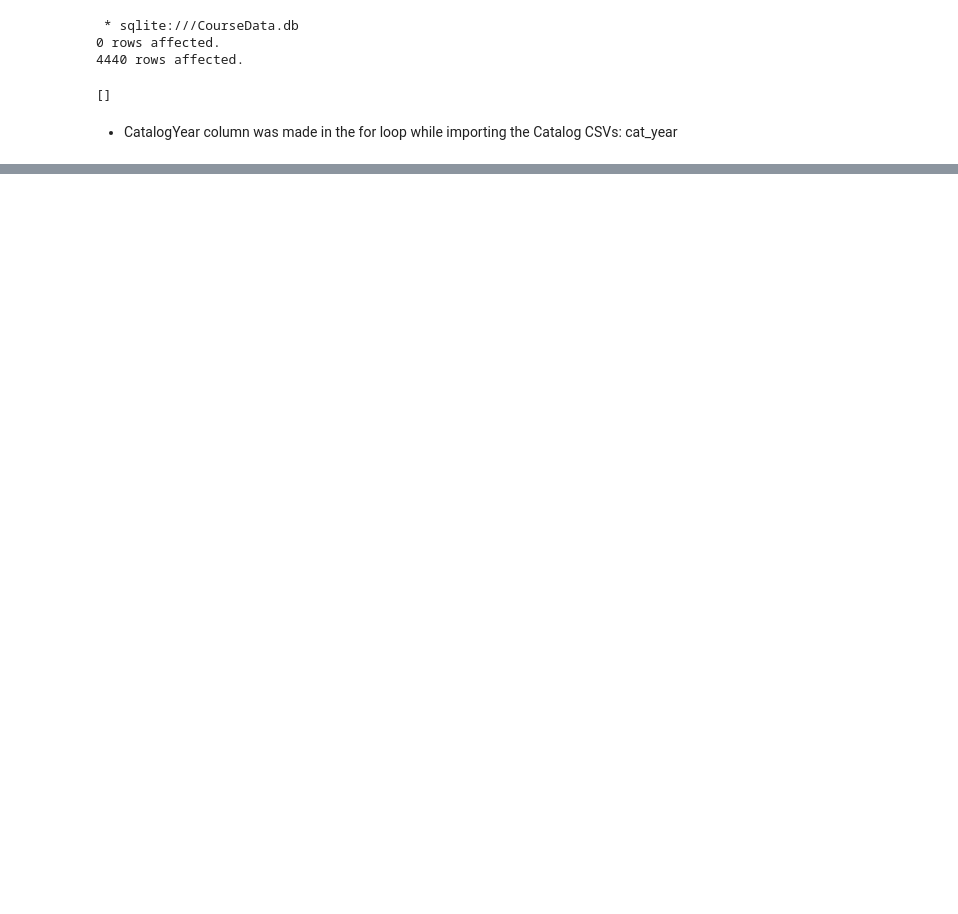
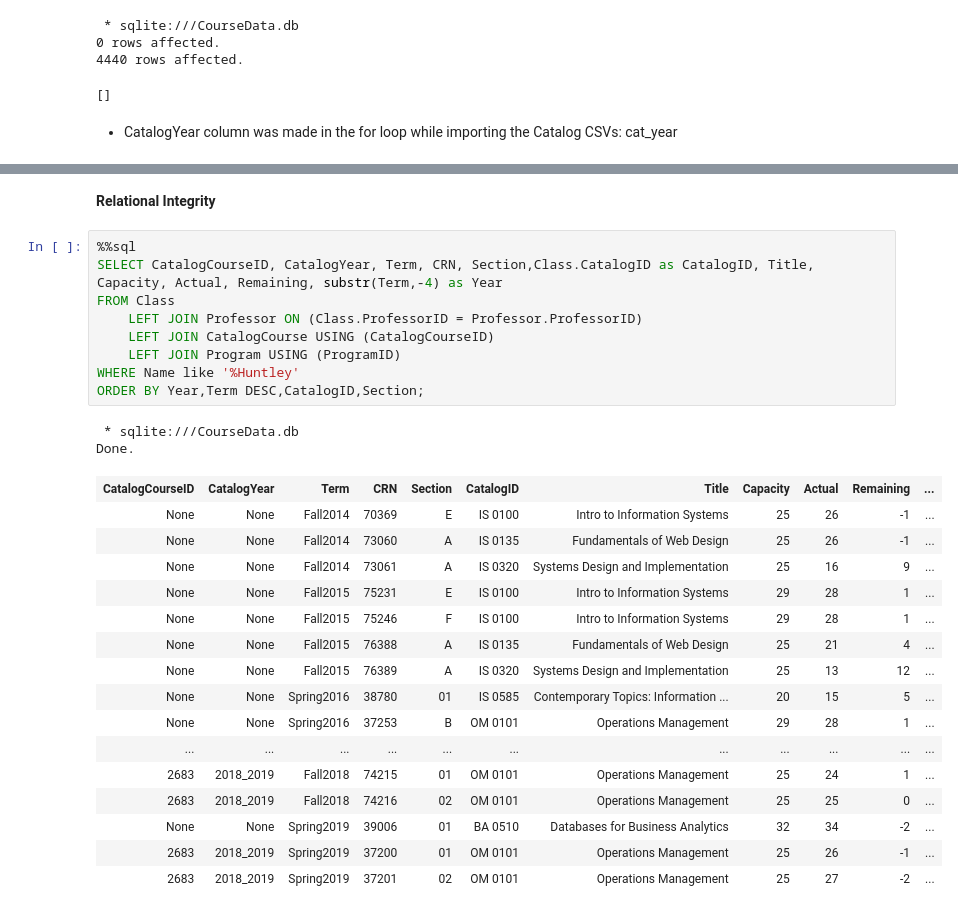
Before and after one commit to fairfield-ba510-spring2020/term-project-select, a Jupyter notebook: CourseDataETL.ipynb, the cells around one changed output, grey strips where cells are left out. Drawn from its saved outputs; the diff is of its cells as text; blank space fills up the shorter version.

```diff
--- a/CourseDataETL.ipynb
+++ b/CourseDataETL.ipynb
@@ -234,0 +275,30 @@ FROM import_courses
+# %% [markdown]
+__Relational Integrity__
+# %%
+%%sql
+SELECT CatalogCourseID, CatalogYear, Term, CRN, Section,Class.CatalogID as CatalogID, Title, Capacity, Actual, Remaining, substr(Term,-4) as Year
+FROM Class
+    LEFT JOIN Professor ON (Class.ProfessorID = Professor.ProfessorID)
+    LEFT JOIN CatalogCourse USING (CatalogCourseID)
+    LEFT JOIN Program USING (ProgramID)
+WHERE Name like '%Huntley'
+ORDER BY Year,Term DESC,CatalogID,Section;
+# %% [output]
+ * sqlite:///CourseData.db
+Done.
+| CatalogCourseID | CatalogYear | Term | CRN | Section | CatalogID | Title | Capacity | Actual | Remaining | ... |
+| None | None | Fall2014 | 70369 | E | IS 0100 | Intro to Information Systems | 25 | 26 | -1 | ... |
+| None | None | Fall2014 | 73060 | A | IS 0135 | Fundamentals of Web Design | 25 | 26 | -1 | ... |
+| None | None | Fall2014 | 73061 | A | IS 0320 | Systems Design and Implementation | 25 | 16 | 9 | ... |
+| None | None | Fall2015 | 75231 | E | IS 0100 | Intro to Information Systems | 29 | 28 | 1 | ... |
+| None | None | Fall2015 | 75246 | F | IS 0100 | Intro to Information Systems | 29 | 28 | 1 | ... |
+| None | None | Fall2015 | 76388 | A | IS 0135 | Fundamentals of Web Design | 25 | 21 | 4 | ... |
+| None | None | Fall2015 | 76389 | A | IS 0320 | Systems Design and Implementation | 25 | 13 | 12 | ... |
+| None | None | Spring2016 | 38780 | 01 | IS 0585 | Contemporary Topics: Information ... | 20 | 15 | 5 | ... |
+| None | None | Spring2016 | 37253 | B | OM 0101 | Operations Management | 29 | 28 | 1 | ... |
+| ... | ... | ... | ... | ... | ... | ... | ... | ... | ... | ... |
+| 2683 | 2018_2019 | Fall2018 | 74215 | 01 | OM 0101 | Operations Management | 25 | 24 | 1 | ... |
+| 2683 | 2018_2019 | Fall2018 | 74216 | 02 | OM 0101 | Operations Management | 25 | 25 | 0 | ... |
+| None | None | Spring2019 | 39006 | 01 | BA 0510 | Databases for Business Analytics | 32 | 34 | -2 | ... |
+| 2683 | 2018_2019 | Spring2019 | 37200 | 01 | OM 0101 | Operations Management | 25 | 26 | -1 | ... |
+| 2683 | 2018_2019 | Spring2019 | 37201 | 02 | OM 0101 | Operations Management | 25 | 27 | -2 | ... |
```
Also changed, not shown: parts of 15 cells of this notebook, 2 other files.
